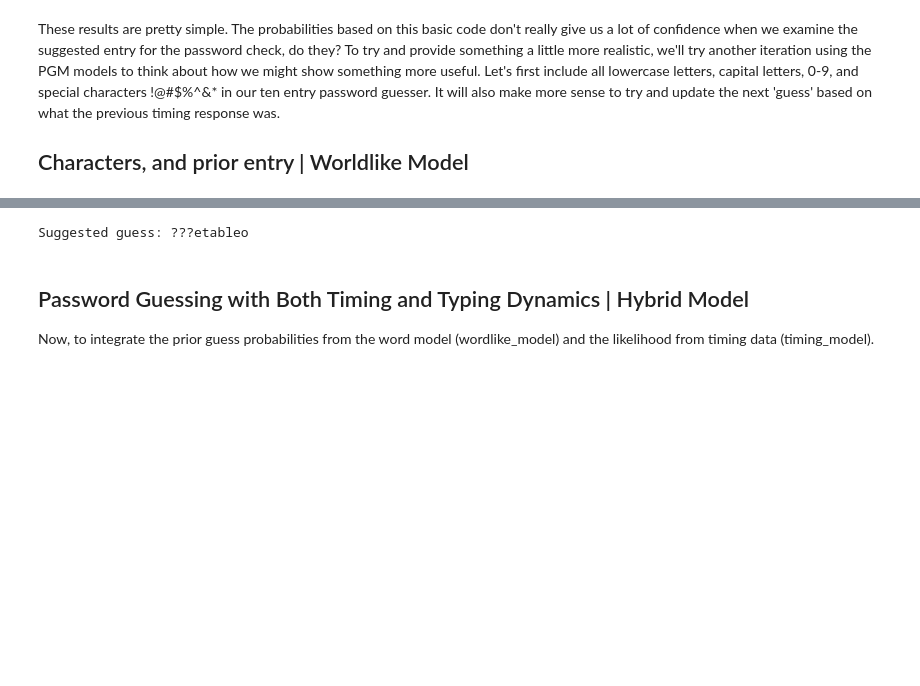
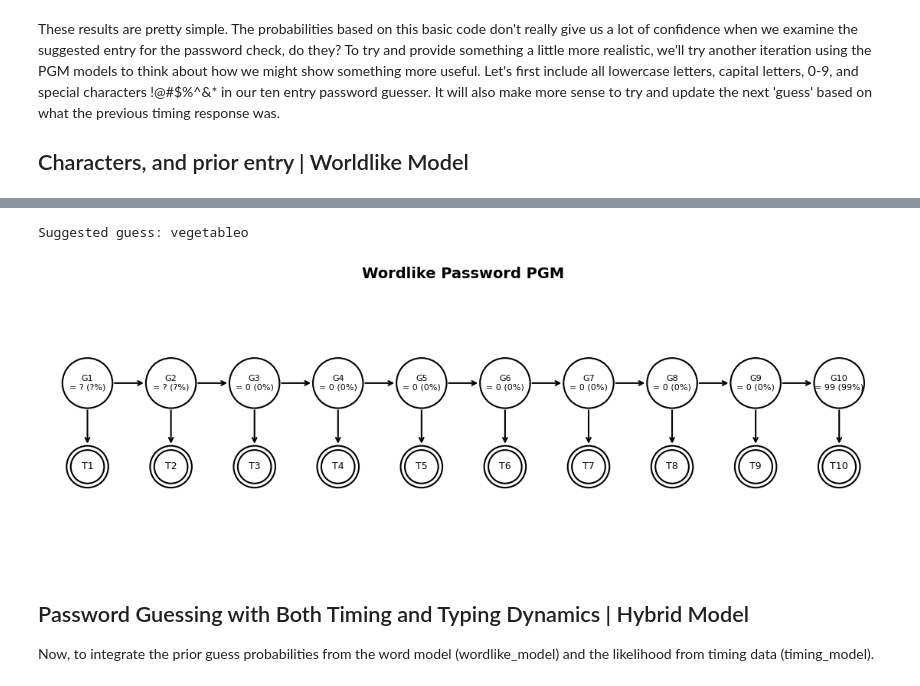
Before and after one commit to ek976/cybersecurity_pgm, a Jupyter notebook: hacking_examples_with_pgm.ipynb, the cells around one changed output, grey strips where cells are left out. Cells and saved outputs as stored; diff of their text form; code cells hidden in the pictures; blank space fills up the shorter version.

```diff
--- a/hacking_examples_with_pgm.ipynb
+++ b/hacking_examples_with_pgm.ipynb
@@ -111,29 +122,30 @@ plot_wordlike_pgm(use_ngrams=True) # Plot with trigram support
 # %%
-from wordlike_model import (
-    build_wordlike_model,
-    run_word_inference,
-    suggest_wordlike_guess,
-    CHARSET_INDEX
-)
+from wordlike_model import build_wordlike_model, run_word_inference, suggest_wordlike_guess, CHARSET_INDEX
 
-# Simulated partial evidence (for demo)
+# Automatically uses large dataset (5000 words)
+model = build_wordlike_model(use_ngrams=True)
+
+# Test with vegetable
 observed = {
     "G1": CHARSET_INDEX['v'],
     "G2": CHARSET_INDEX['e'],
     "G3": CHARSET_INDEX['g']
 }
 
-# Build model with trigram support
-model = build_wordlike_model(use_ngrams=True)
-
-# Run inference
 posteriors = run_word_inference(model, observed)
-
-# Suggest best guess
-best_guess = suggest_wordlike_guess(posteriors)
+best_guess = suggest_wordlike_guess(posteriors, observed)
 print(f"Suggested guess: {best_guess}")
 # %% [output]
-Suggested guess: ???etableo
+Suggested guess: vegetableo
+# %%
+from wordlike_plot import plot_wordlike_pgm_nx
+model = build_wordlike_model(use_ngrams=True)
+observed = {"G1": CHARSET_INDEX["v"], "G2": CHARSET_INDEX["e"]}
+posteriors = run_word_inference(model, observed)
+
+plot_wordlike_pgm_nx(posteriors=posteriors)
+# %% [output]
+[figure, added]
 # %% [markdown]
 ## Password Guessing with Both Timing and Typing Dynamics | Hybrid Model
 
```
Also changed, not shown: parts of 14 cells of this notebook, 11 other files.
